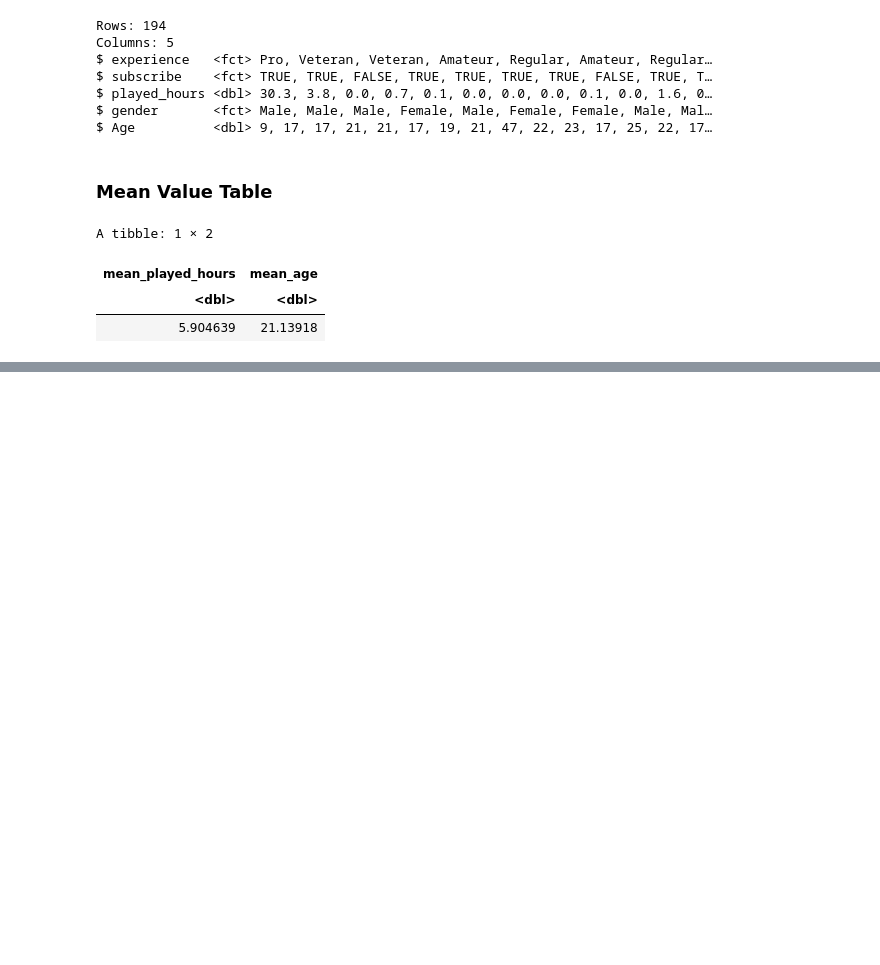
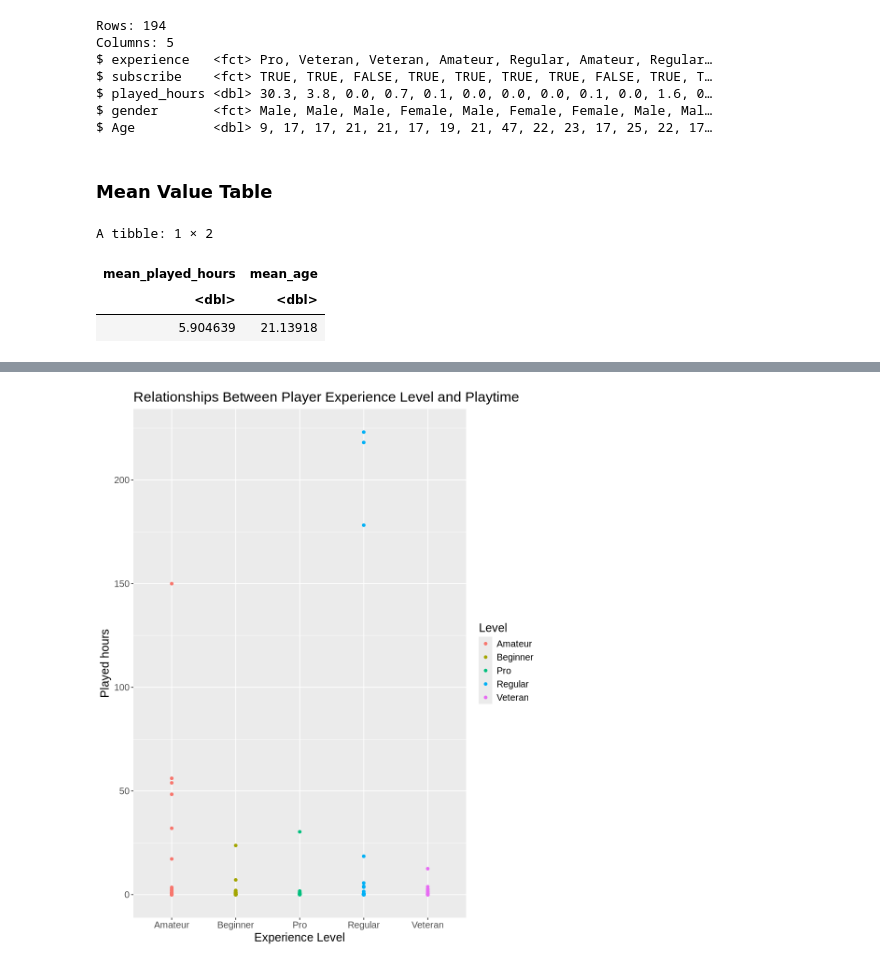
Before and after one commit to gaogaowara-cmd/dsci-100-project-group9-18, a Jupyter notebook: DSCI100_individual.ipynb, the cells around one changed output, grey strips where cells are left out. Drawn from its saved outputs; the diff is of its cells as text; code cells hidden in the pictures; blank space fills up the shorter version.

```diff
--- a/DSCI100_individual.ipynb
+++ b/DSCI100_individual.ipynb
@@ -137,0 +153,12 @@ A tibble: 1 × 2
+# %%
+# average played hours by experience level
+options(repr.plot.width = 8, repr.plot.height = 10)
+playtime_vs_level <- mc_players |>
+    ggplot(aes(x = experience, y = played_hours, color = experience)) + geom_point() +
+    labs(title = "Relationships Between Player Experience Level and Playtime",
+         x = "Experience Level", y = "Played hours", color = "Level") +
+    theme(text = element_text(size = 15))
+
+playtime_vs_level
+# %% [output]
+[figure, added]
```
Also changed, not shown: parts of 3 cells of this notebook.
